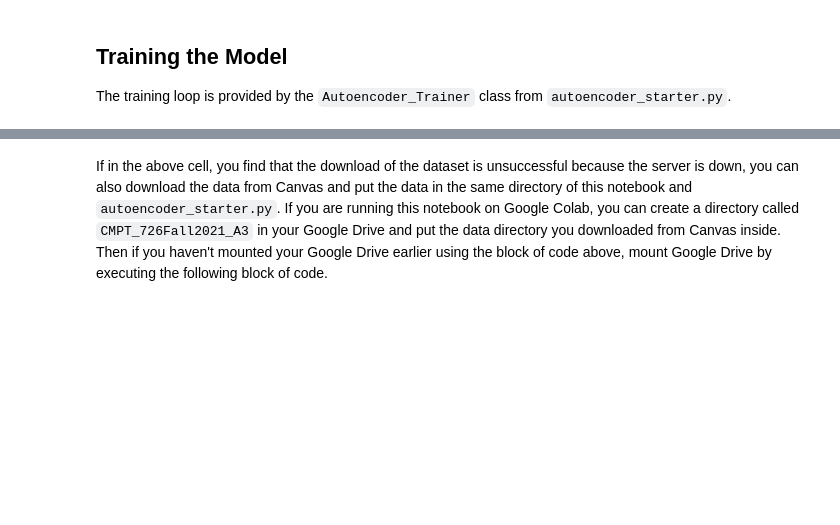
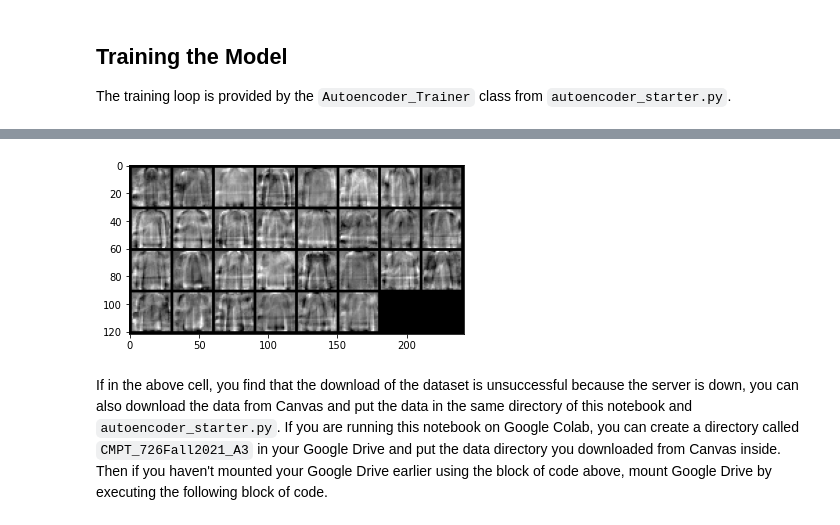
Before and after one commit to subClassy/autoencoders-assignment, a Jupyter notebook: Autoencoder_sample.ipynb, the cells around one changed output, grey strips where cells are left out. Cells and saved outputs as stored; diff of their text form; code cells hidden in the pictures; blank space fills up the shorter version.

```diff
--- a/Autoencoder_sample.ipynb
+++ b/Autoencoder_sample.ipynb
@@ -129,3 +128,9 @@ except (KeyboardInterrupt, SystemExit):
+# %%
+from autoencoder_starter import Plot_Kernel
+
+Plot_Kernel(trainer.model)
+# %% [output]
+[figure, added]
 # %% [markdown]
 If in the above cell, you find that the download of the dataset is unsuccessful because the server is down, you can also download the data from Canvas and put the data in the same directory of this notebook and `autoencoder_starter.py`. If you are running this notebook on Google Colab, you can create a directory called `CMPT_726Fall2021_A3` in your Google Drive and put the data directory you downloaded from Canvas inside. Then if you haven't mounted your Google Drive earlier using the block of code above, mount Google Drive by executing the following block of code.
 # %%
```
Also changed, not shown: parts of 4 cells of this notebook, 2 other files.
